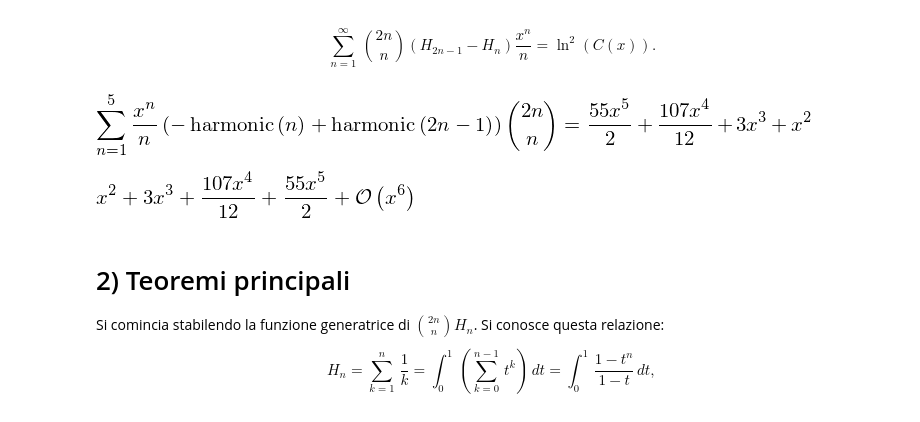
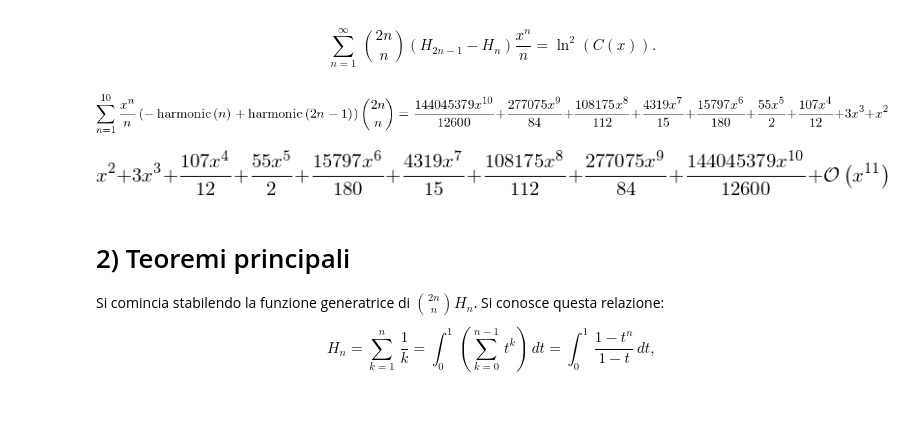
Before and after one commit to mameli/Analysis_and_Design_of_Algorithms, a Jupyter notebook: Chen21/chen.ipynb, the cells around one changed output. Saved outputs shown, nothing was run; the diff lists cells and outputs as text; code cells hidden in the pictures.

```diff
--- a/Chen21/chen.ipynb
+++ b/Chen21/chen.ipynb
@@ -11,6 +11,8 @@ import sys
 import matplotlib.pyplot as plt
 import matplotlib
 init_printing()
+
+EXP_VALUE = 10
 # %% [markdown]
 # 1) Introduzione
 I numeri di Catalan sono definiti come:
@@ -161,15 +163,15 @@ plt.show()
 \end{equation}
 # %%
 h6 = Sum(binomial(2*n, n) * (harmonic(2 * n - 1)- harmonic(n))*x**n/n,(n, 1, k))
-expanded = h6.subs({k:5})
+expanded = h6.subs({k:EXP_VALUE})
 Eq(expanded, expanded.doit())
 # %% [output]
-[figure, old version]
+[figure, new version]
 # %%
 h6_expr = Lambda([n],(ln(catalan_expr(x)))**2)
-series(h6_expr(x), x, n=6)
+series(h6_expr(x), x, n=(EXP_VALUE + 1))
 # %% [output]
-[figure, old version]
+[figure, new version]
 # %% [markdown]
 # 2) Teoremi principali
 Si comincia stabilendo la funzione generatrice di $\binom{2n}{n}H_n$. Si conosce questa relazione:
```
Also changed, not shown: parts of 46 cells of this notebook.
